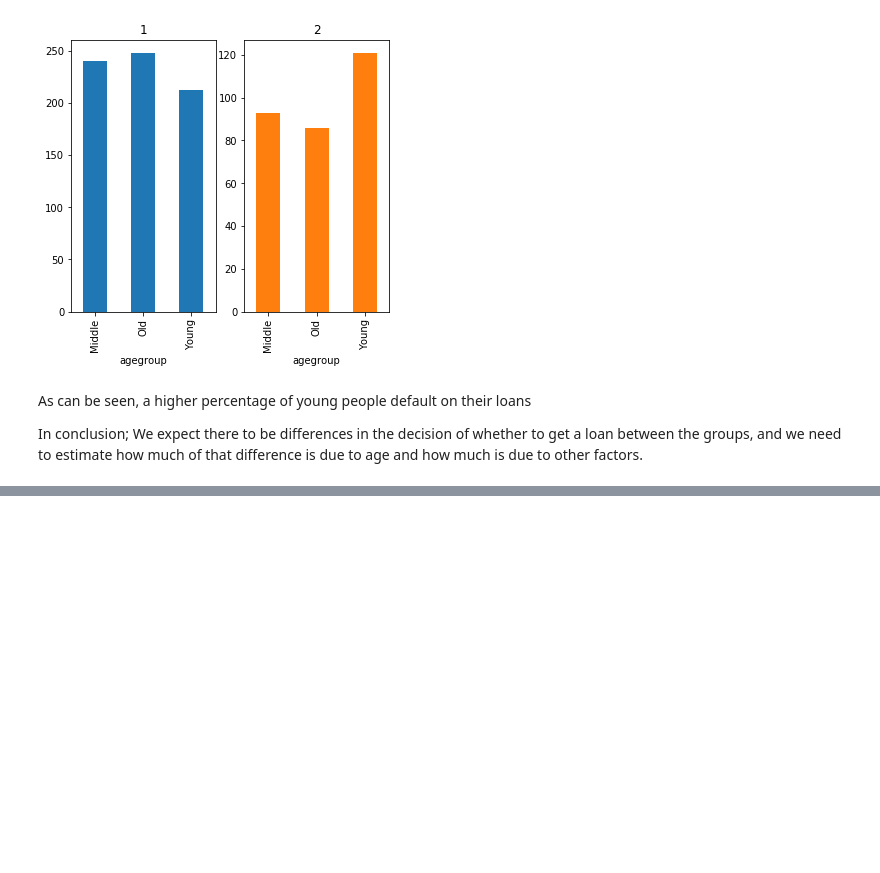
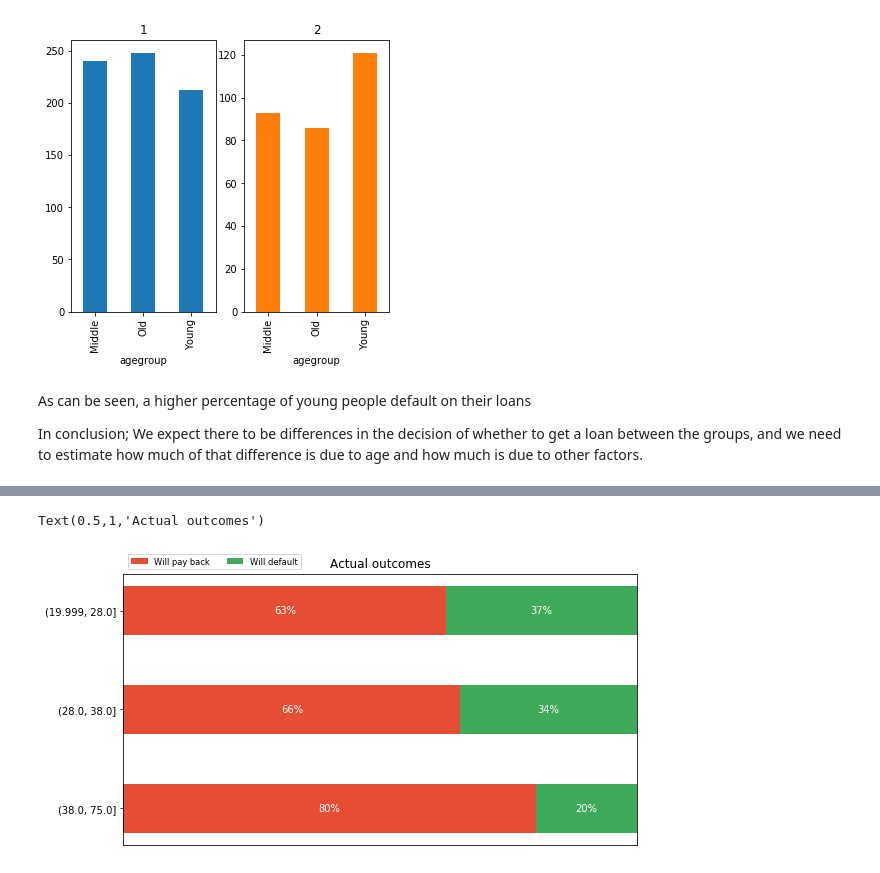
Before and after one commit to bjornite/IN-STK9000, a Jupyter notebook: Project 1/Part 3 charts Bjorn.ipynb, the cells around one changed output, grey strips where cells are left out. Drawn from its saved outputs; the diff is of its cells as text; code cells hidden in the pictures; blank space fills up the shorter version.

```diff
--- a/Project 1/Part 3 charts Bjorn.ipynb
+++ b/Project 1/Part 3 charts Bjorn.ipynb
@@ -14,6 +14,11 @@ features = ['checking account balance', 'duration', 'credit history',
 target = 'repaid'
 df = pd.read_csv('./data/german.data', sep=' ',
                      names=features+[target])
+numerical_features = ['duration', 'age', 'residence time', 'installment', 'amount', 'duration', 'persons', 'credits']
+
+quantitative_features = list(filter(lambda x: x not in numerical_features, features))
+X = pd.get_dummies(df, columns=quantitative_features, drop_first=False)
+encoded_features = list(filter(lambda x: x != target, X.columns))
 # %%
 sns.distplot(df["age"], kde=False)
 plt.title("Distribution of age")
@@ -120,0 +244,18 @@ In conclusion; We expect there to be differences in the decision of whether to g
+# %%
+groups = X_test.groupby([pd.qcut(X_test["age"], 3)])
+actual_actions = {}
+category_names = ['Will pay back', 'Will default']
+def get_percentages(actions):
+    return [sum(actions)/len(actions), (len(actions)-sum(actions))/len(actions)]
+results = {}
+for key, group in groups:
+    a = y_test[group.index]
+    a[a == 2] = 0
+    actual_actions[key] = a
+    results[str(key)] = get_percentages(a)
+
+survey(results, category_names)
+plt.title("Actual outcomes")
+# %% [output]
+Text(0.5,1,'Actual outcomes')
+[figure, added]
```
Also changed, not shown: parts of 17 cells of this notebook, 6 other files.
